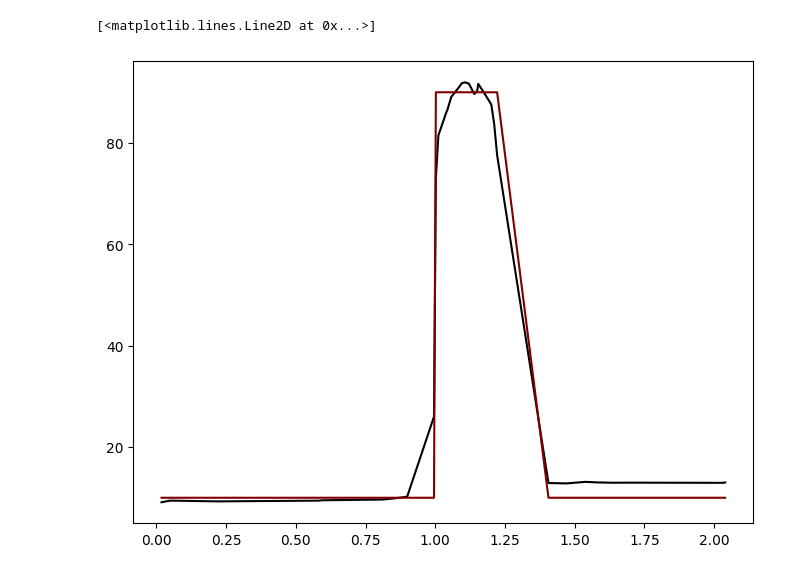
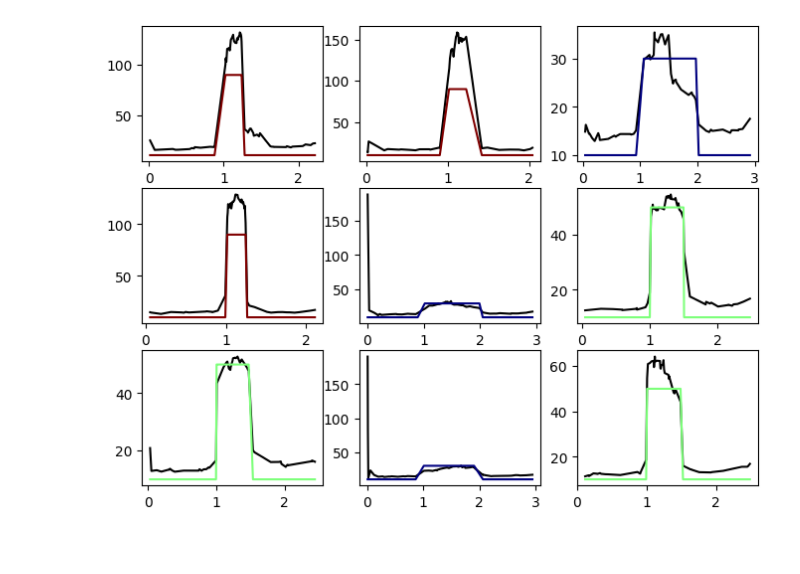
Before and after one commit to villrv/ppae, a Jupyter notebook: debugging.ipynb, the cells around one changed output. Saved outputs shown, nothing was run; the diff lists cells and outputs as text; code cells hidden in the pictures; blank space fills up the shorter version.

```diff
--- a/debugging.ipynb
+++ b/debugging.ipynb
@@ -13,14 +13,15 @@ else:
 N = 4096
 B = 1024
 unique_k_list = [1,0.5,0.25]
-data = StepFunctionEventsDataset(N, unique_k_list)
-loader = DataLoader(data, batch_size=B, shuffle=True, num_workers=4)
+data = StepFunctionEventsDatasetFixedTime(N, unique_k_list)
+loader = DataLoader(data, batch_size=B, shuffle=True, num_workers=4, collate_fn=padding_collate_fn)
 # %%
 # Create NN model
 num_freqs = 6
 num_latent = 10
-model = Autoencoder(40 * (2*num_freqs+1), num_latent, 2*num_freqs+1, 1, lam_TV = 1)
-trainer = pl.Trainer(max_epochs=200, accelerator=device, devices=1, plugins=[DisabledSLURMEnvironment(auto_requeue=False)], log_every_n_steps=8)
+model = AutoencoderRNN(num_latent, 2*num_freqs+1, 1, lam_TV = 0.5, lam_latent=0.1)
+logger = TensorBoardLogger("lightning_logs", name="autoencoder")
+trainer = pl.Trainer(max_epochs=200, accelerator=device, devices=1, plugins=[DisabledSLURMEnvironment(auto_requeue=False)], log_every_n_steps=8, logger=logger)
 history = trainer.fit(model, loader)
 # %% [output]
 GPU available: True (cuda), used: True
@@ -49,9 +49,9 @@ LOCAL_RANK: 0 - CUDA_VISIBLE_DEVICES: [0]
 # %%
 # Test data, currently just the training data
-test_loader = DataLoader(data, batch_size=N)
+test_loader = DataLoader(data, batch_size=N, collate_fn=padding_collate_fn)
 test_batch = next(iter(test_loader))
 model.eval()
 with torch.no_grad():
-    model.encode(model.code(test_batch['event_list']).reshape(N,-1))
+    model.encode(model.code(test_batch['event_list']))
     z = model.latent.cpu().numpy()
 # %%
@@ -129,19 +147,19 @@ plt.show()
 # %%
 # Visualize the rate function that the NN has learned.
-index = 1
-
 with torch.no_grad():
     coded = model.code(test_batch['event_list'])
     rates = model.decode(coded)
 
 # Calculate true rates
 labels = test_batch['type'].numpy()
 k_list = torch.tensor([1,0.5,0.25])[labels].unsqueeze(-1)
 true_rates = 10 + 20 / k_list * (coded[:,:,0] >= 1) * (coded[:,:,0] <= (1+k_list))
 
+masks = test_batch['mask']
 plt.figure(figsize=(8,6))
-plt.plot(coded[index,:,0], torch.exp(rates[index,:,0]),color='k')
-plt.plot(coded[index,:,0], true_rates[index,:], color = colors[labels[index]])
+for index in range(9):
+    plt.subplot(3,3,index+1)
+    plt.plot(coded[index,masks[index],0], torch.exp(rates[index,masks[index],0]),color='k')
+    plt.plot(coded[index,masks[index],0], true_rates[index,masks[index]], color = colors[labels[index]])
 # %% [output]
-[<matplotlib.lines.Line2D at 0x...>]
-[figure, old version]
+[figure, new version]
```
Also changed, not shown: parts of 5 cells of this notebook, 51 other files.
